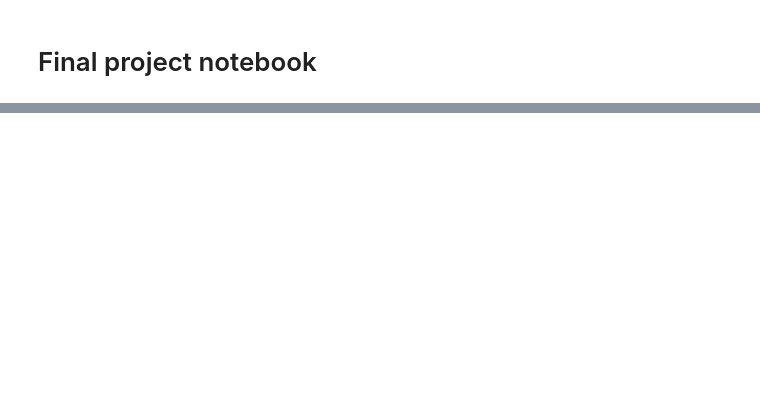
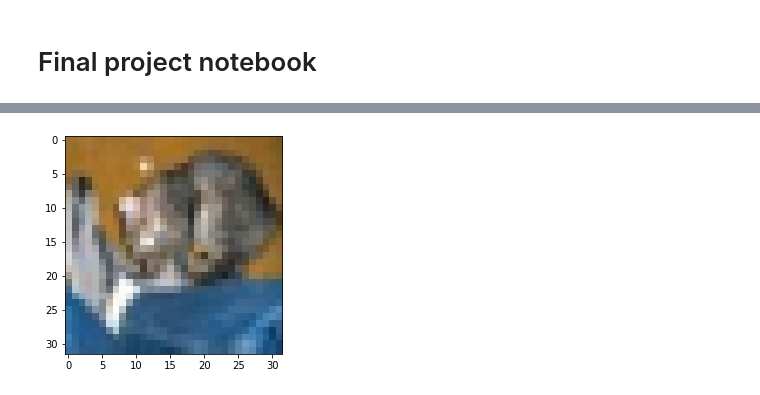
Before and after one commit to Edyarich/dlsystems-final-project, a Jupyter notebook: dlsystems_diffusion_models.ipynb, the cells around one changed output, grey strips where cells are left out. Drawn from its saved outputs; the diff is of its cells as text; code cells hidden in the pictures; blank space fills up the shorter version.

```diff
--- a/dlsystems_diffusion_models.ipynb
+++ b/dlsystems_diffusion_models.ipynb
@@ -55,0 +81,11 @@ sys.path.append('./python')
+# %%
+import needle as ndl
+import numpy as np
+from matplotlib import pyplot as plt
+
+
+dataset = ndl.data.CIFAR10Dataset("data/cifar-10-batches-py", train=False)
+img = dataset[0][0].transpose(1, 2, 0)
+plt.imshow(img);
+# %% [output]
+[figure, added]
```
Also changed, not shown: parts of 7 cells of this notebook, 7 other files.
